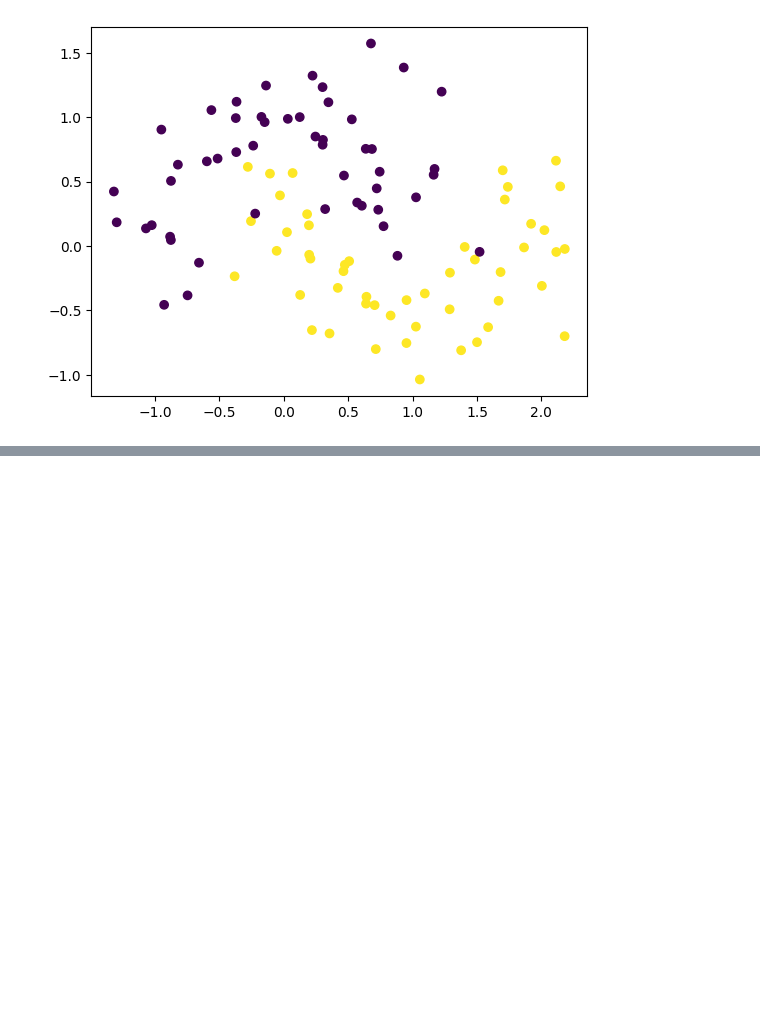
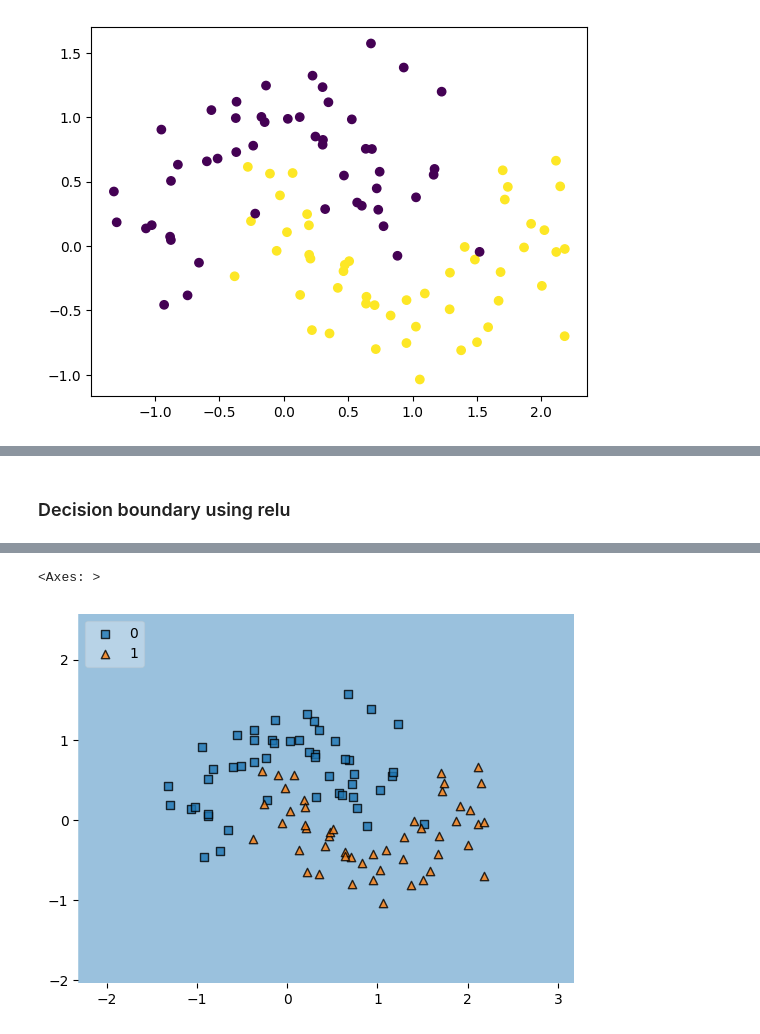
Before and after one commit to nomanmazharr/deeplearning, a Jupyter notebook: Weight_Initialization.ipynb, the cells around one changed output, grey strips where cells are left out. Cells and saved outputs as stored; diff of their text form; code cells hidden in the pictures; blank space fills up the shorter version.

```diff
--- a/Weight_Initialization.ipynb
+++ b/Weight_Initialization.ipynb
@@ -69,0 +247,9 @@ array([[-0.12344813, -0.2600464 ,  0.18003029,  0.6711996 , -0.4053635 ,
+# %%
+relu_weights = model2.get_weights()
+# %%
+relu_weights[0] = np.zeros(relu_weights[0].shape)
+relu_weights[1] = np.zeros(relu_weights[1].shape)
+relu_weights[2] = np.zeros(relu_weights[2].shape)
+relu_weights[3] = np.zeros(relu_weights[3].shape)
+# %%
+model2.set_weights(relu_weights)
@@ -69,0 +273,2 @@ array([[-0.12344813, -0.2600464 ,  0.18003029,  0.6711996 , -0.4053635 ,
+# %%
+model2.fit(x,y,epochs=100)
@@ -69,0 +294,6 @@ array([[-0.12344813, -0.2600464 ,  0.18003029,  0.6711996 , -0.4053635 ,
+# %% [markdown]
+### Decision boundary using relu
+# %%
+from mlxtend.plotting import plot_decision_regions
+plot_decision_regions(np.array(x),np.array(y.astype(int)), clf=model, legend=2)
+# %% [output]
@@ -69,0 +301,2 @@ array([[-0.12344813, -0.2600464 ,  0.18003029,  0.6711996 , -0.4053635 ,
+<Axes: >
+[figure, added]
```
Also changed, not shown: parts of 26 cells of this notebook.
